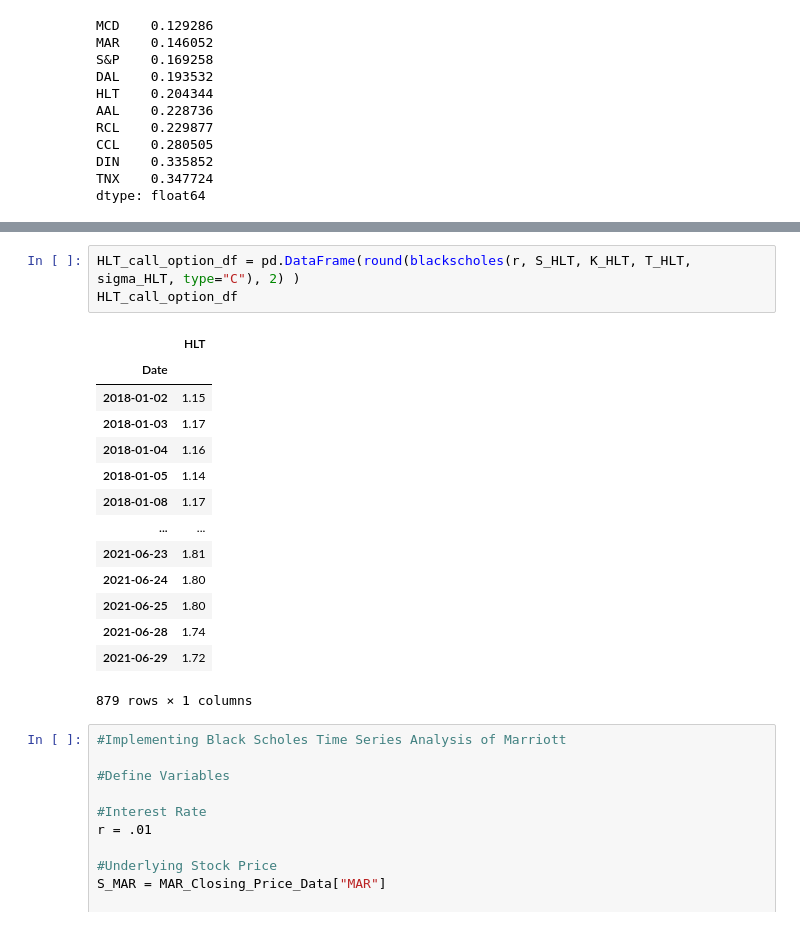
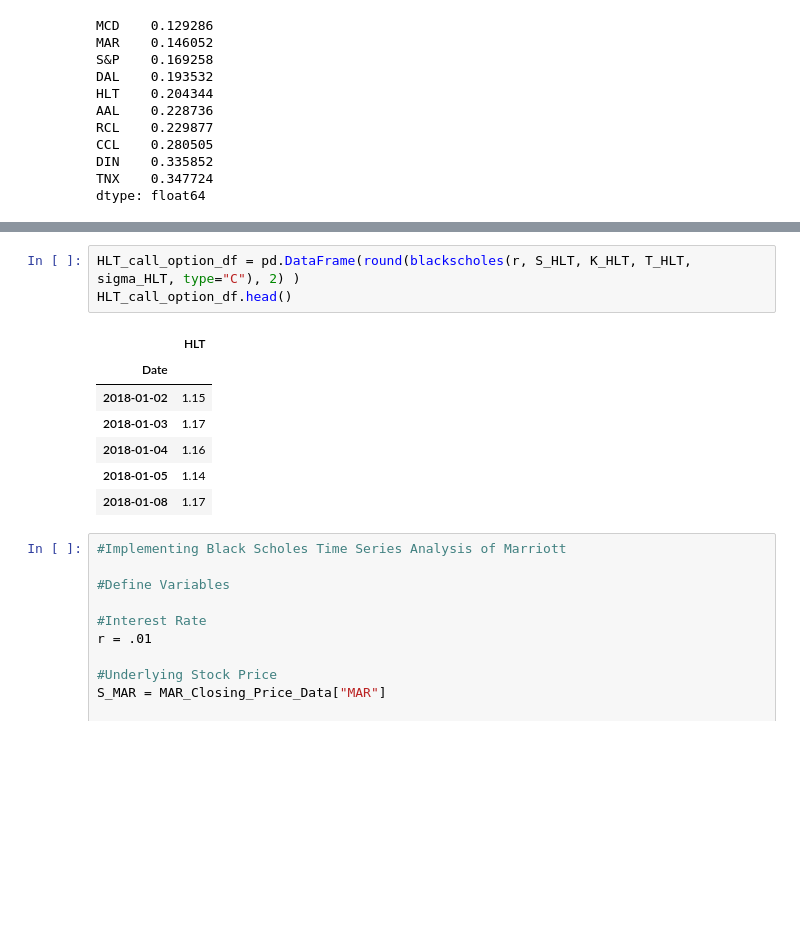
Before and after one commit to ronin2021/Analysis_of_Distressed_Securities_and_Implementing_Black_Scholes_Merton_Model_for_Options, a Jupyter notebook: Options_Analysis.ipynb, the cells around one changed output, grey strips where cells are left out. Saved outputs shown, nothing was run; the diff lists cells and outputs as text; blank space fills up the shorter version.

```diff
--- a/Options_Analysis.ipynb
+++ b/Options_Analysis.ipynb
@@ -383,21 +387,14 @@ Name: HLT, Length: 879, dtype: float64
 # %%
 HLT_call_option_df = pd.DataFrame(round(blackscholes(r, S_HLT, K_HLT, T_HLT, sigma_HLT, type="C"), 2) )
-HLT_call_option_df
+HLT_call_option_df.head()
 # %% [output]
 |  | HLT |
 | Date |  |
 | 2018-01-02 | 1.15 |
 | 2018-01-03 | 1.17 |
 | 2018-01-04 | 1.16 |
 | 2018-01-05 | 1.14 |
 | 2018-01-08 | 1.17 |
-| ... | ... |
-| 2021-06-23 | 1.81 |
-| 2021-06-24 | 1.80 |
-| 2021-06-25 | 1.80 |
-| 2021-06-28 | 1.74 |
-| 2021-06-29 | 1.72 |
-879 rows × 1 columns
 # %%
 #Implementing Black Scholes Time Series Analysis of Marriott
 
```
Also changed, not shown: parts of 14 cells of this notebook.
